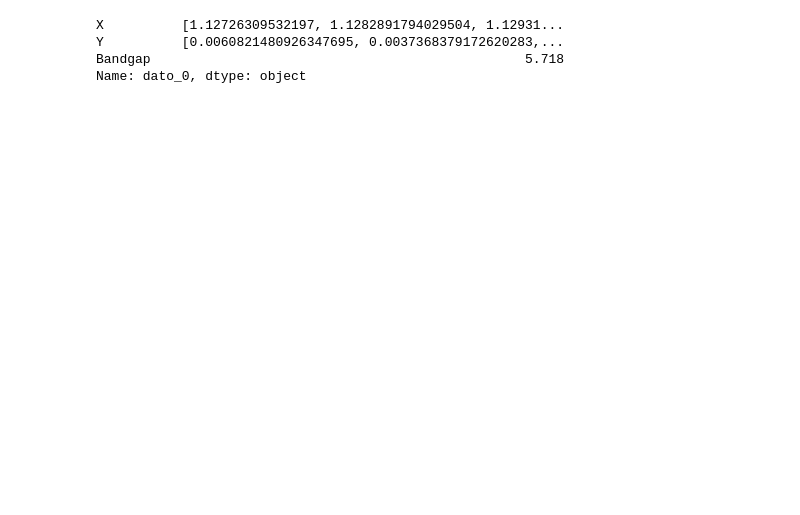
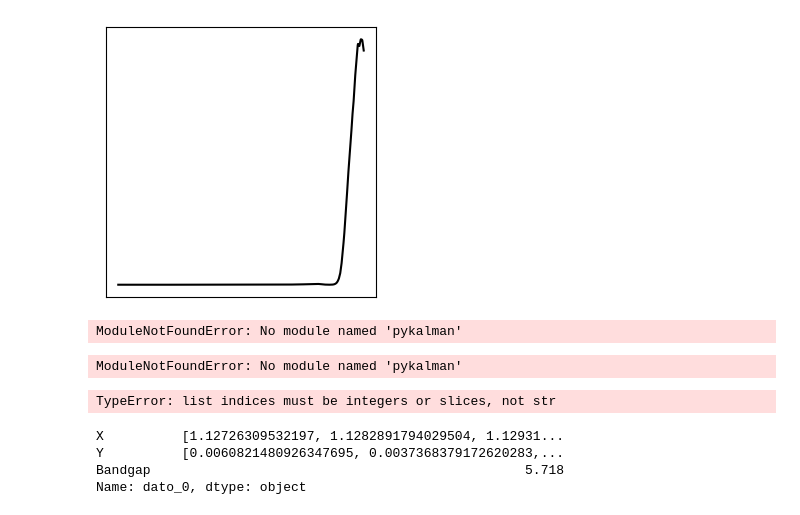
Before and after one commit to WilhelmBuitrago/BandGap-Prediction, a Jupyter notebook: code/CNN_img_regression.ipynb, the cells around one changed output. Cells and saved outputs as stored; diff of their text form; code cells hidden in the pictures; blank space fills up the shorter version.

```diff
--- a/code/CNN_img_regression.ipynb
+++ b/code/CNN_img_regression.ipynb
@@ -50,3 +50,71 @@ carpeta1 = "Dataset/img/Muskesh"
 
 fluorite = images(archivo_csv, carpeta)
 muskesh = images(archivo_csv1, carpeta1)
+# %%
+
+fluorite['dato_0']
+
+x1 = fluorite['dato_0']['X']
+y1 = fluorite['dato_0']['Y']
+
+x_prueba = np.linspace(min(x), max(x), 900)
+temp = np.interp(x_prueba, x1, y1)
+
+plt.figure(figsize=(3, 3))
+
+plt.plot(x_prueba, temp, label='Interpolación', linestyle='-',color='k', linewidth=1.5)
+plt.xticks([])
+plt.yticks([])
+plt.tight_layout()
+plt.show()
+# %% [output]
+[figure, added]
+# %%
+from scipy.signal import savgol_filter
+from pykalman import KalmanFilter
+
+
+window_length = 5
+polyorder = 1
+temp_smoothed = savgol_filter(temp, window_length=window_length, polyorder=polyorder)
+
+# Graficando los datos originales y suavizados
+plt.figure(figsize=(8, 5))
+plt.plot(x1, y1, label='Datos Originales', linestyle='-', color='blue', linewidth=1.5)
+plt.plot(x_prueba, temp_smoothed, label='Datos Suavizados', linestyle='-', color='red', linewidth=1.5)
+plt.xlabel('Eje X')
+plt.ylabel('Eje Y')
+plt.title('Interpolación con Filtro de Savitzky-Golay')
+plt.legend()
+plt.grid(True)
+plt.show()
+# %% [output]
+ModuleNotFoundError: No module named 'pykalman'
+# %%
+from scipy.signal import savgol_filter
+from pykalman import KalmanFilter
+
+
+temp2 = savgol_filter(data[0,:,1], window_length=5, polyorder=1)
+temp2.shape
+# %% [output]
+ModuleNotFoundError: No module named 'pykalman'
+# %%
+
+
+for clave, valores in fluorite.items():
+    x = valores['X']
+    y = valores['Y']
+
+    x_prueba = np.linspace(min(x), max(x), 900)
+    temp = np.interp(x_prueba, x, y)
+
+    plt.figure(figsize=(3, 3))
+    plt.plot(x_prueba, temp, label='Interpolación', linestyle='-',color='k', linewidth=1.5)
+    plt.xticks([])
+    plt.yticks([])
+    plt.tight_layout()
+
+    plt.show()
+# %% [output]
+TypeError: list indices must be integers or slices, not str
```
Also changed, not shown: parts of 16 cells of this notebook, 1 other file.
